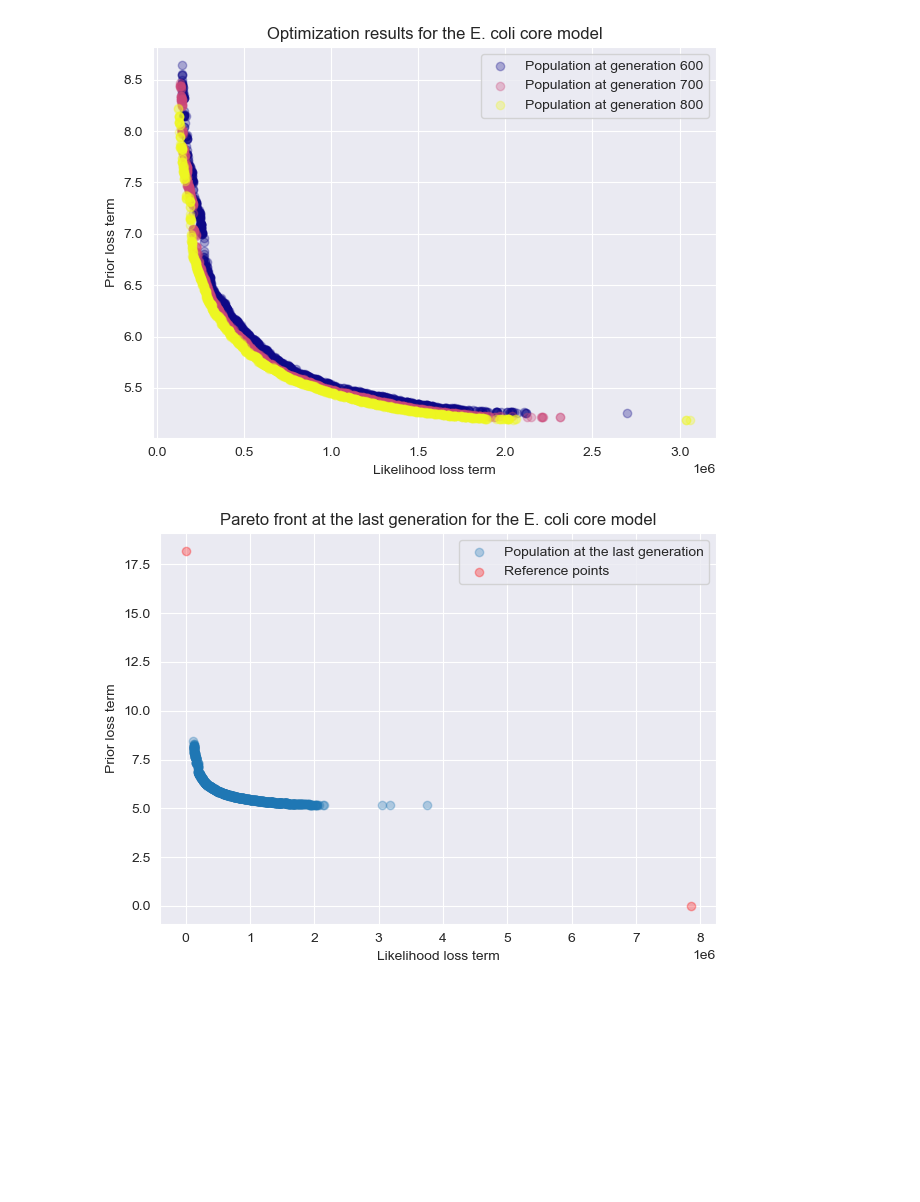
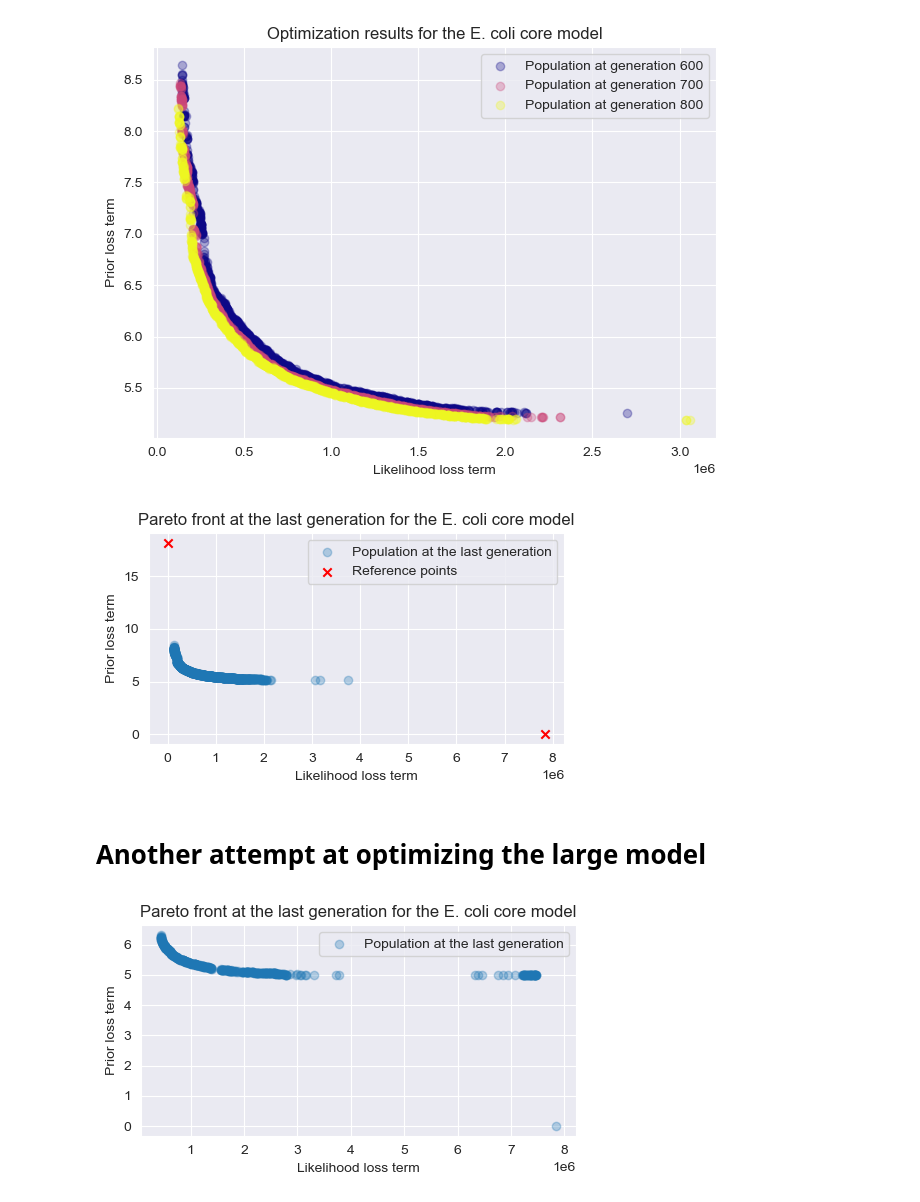
Before and after one commit to albertotonda/evolutionary-optimization-cell-models, a Jupyter notebook: src/plot_figures.ipynb, the cells around one changed output. Cells and saved outputs as stored; diff of their text form; code cells hidden in the pictures; blank space fills up the shorter version.

```diff
--- a/src/plot_figures.ipynb
+++ b/src/plot_figures.ipynb
@@ -308,19 +308,24 @@ fig.tight_layout()
 # %%
 final_front_file = "../local/2024-11-12-15-51-50-cell-model-big-optimization/42-population-generation-822.csv"
 df = pd.read_csv(final_front_file)
 
 # expert reference points
 reference_points = [[0.0, 7849979.802458397], [18.175966975371875, 0.0]]
 
-fig, ax = plt.subplots()
+fig, ax = plt.subplots(figsize=(5,3))
 ax.scatter(df["fitness_1"], df["fitness_2"], alpha=0.3, label="Population at the last generation")
-ax.scatter(reference_points[0], reference_points[1], alpha=0.3, color='red', label="Reference points")
+ax.scatter(reference_points[0], reference_points[1], color='red', marker='x', label="Reference points")
 ax.set_title("Pareto front at the last generation for the E. coli core model")
 ax.set_xlabel("Likelihood loss term")
 ax.set_ylabel("Prior loss term")
 
+#ax.set_xscale('log')
+#ax.set_yscale('log')
 ax.legend(loc='best')
 
 fig.tight_layout()
+plt.savefig("large-model-last-generation-front.png", dpi=300)
 # %% [output]
-[figure, old version]
+[figure, new version]
+# %% [markdown]
+# Another attempt at optimizing the large model
@@ -326,0 +340,21 @@ fig.tight_layout()
+# %%
+final_front_file = "../local/2024-11-18-00-00-00-big-model-server/42-population-generation-558.csv"
+df = pd.read_csv(final_front_file)
+
+# expert reference points
+reference_points = [[0.0, 7849979.802458397], [18.175966975371875, 0.0]]
+
+fig, ax = plt.subplots(figsize=(5,3))
+ax.scatter(df["fitness_1"], df["fitness_2"], alpha=0.3, label="Population at the last generation")
+#ax.scatter(reference_points[0], reference_points[1], color='red', marker='x', label="Reference points")
+ax.set_title("Pareto front at the last generation for the E. coli core model")
+ax.set_xlabel("Likelihood loss term")
+ax.set_ylabel("Prior loss term")
+
+#ax.set_xscale('log')
+#ax.set_yscale('log')
+ax.legend(loc='best')
+
+fig.tight_layout()
+# %% [output]
+[figure, added]
```
Also changed, not shown: parts of 1 cell of this notebook, 3 other files.
